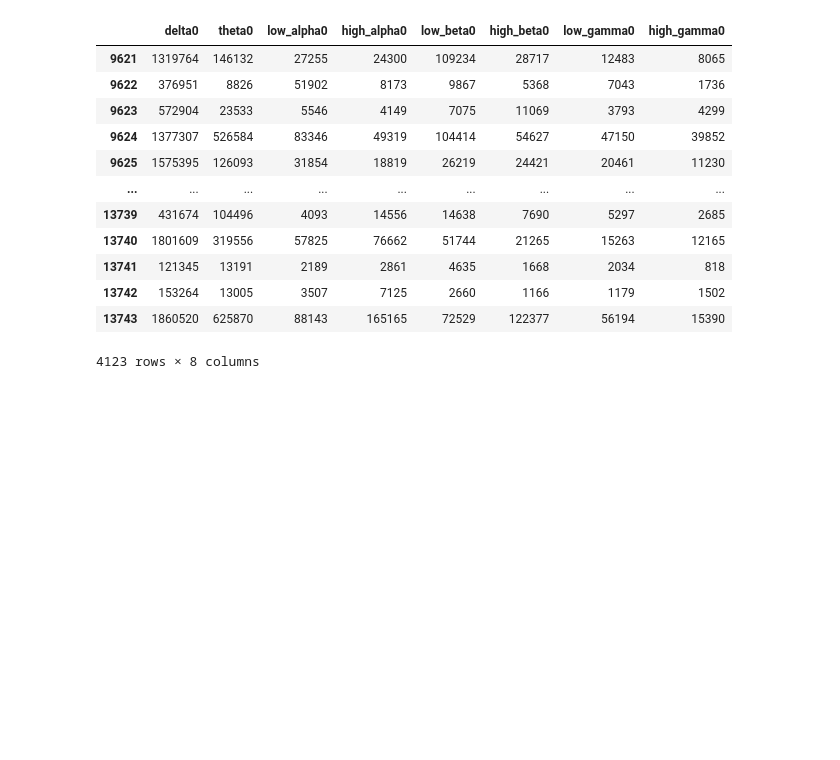
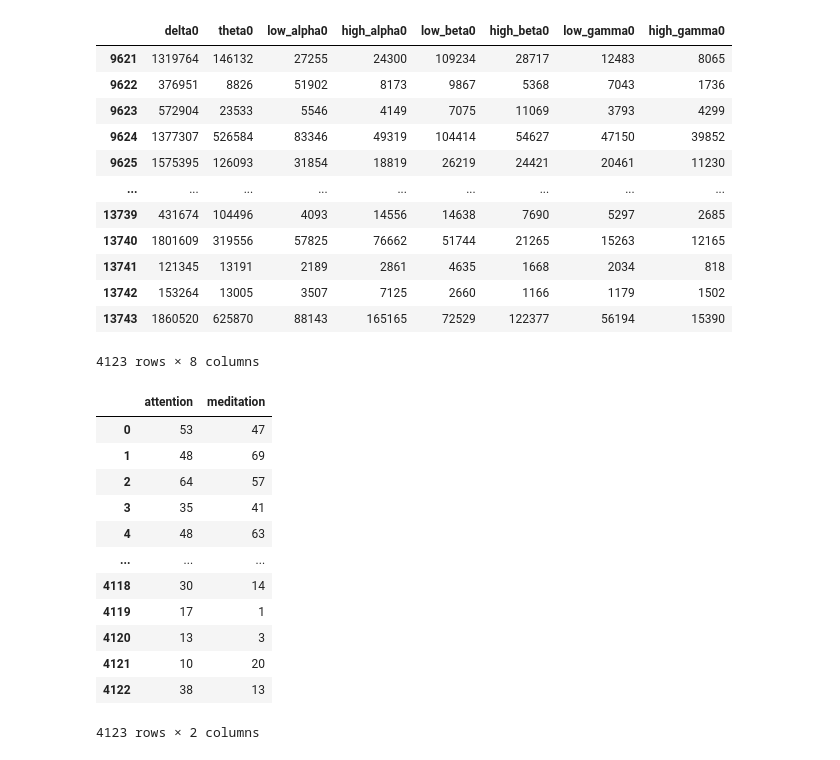
Before and after one commit to FernandaDiazG/PROVERICYT2025, a Jupyter notebook: randomforest.ipynb, the cells around one changed output. Saved outputs shown, nothing was run; the diff lists cells and outputs as text; code cells hidden in the pictures; blank space fills up the shorter version.

```diff
--- a/randomforest.ipynb
+++ b/randomforest.ipynb
@@ -74,3 +95,19 @@ Xp
 predictions = pd.DataFrame(data=clf.predict(Xp), columns=["attention", "meditation"])
 with closing(sqlite3.connect(db)) as conn:
     predictions.to_sql(name='randomforest', con=conn , if_exists='append')
+# %%
+predictions
+# %% [output]
+|  | attention | meditation |
+| 0 | 53 | 47 |
+| 1 | 48 | 69 |
+| 2 | 64 | 57 |
+| 3 | 35 | 41 |
+| 4 | 48 | 63 |
+| ... | ... | ... |
+| 4118 | 30 | 14 |
+| 4119 | 17 | 1 |
+| 4120 | 13 | 3 |
+| 4121 | 10 | 20 |
+| 4122 | 38 | 13 |
+4123 rows × 2 columns
```
Also changed, not shown: parts of 5 cells of this notebook, 3 other files.
